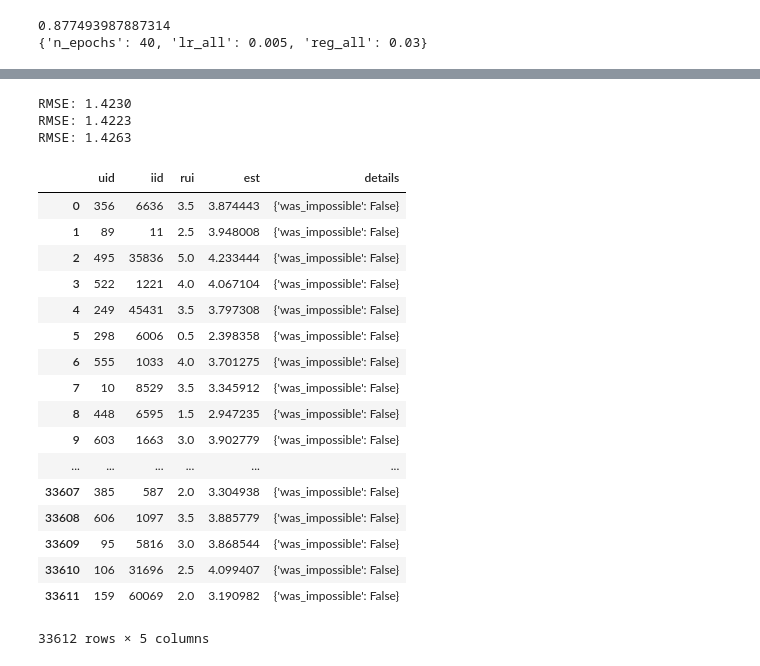
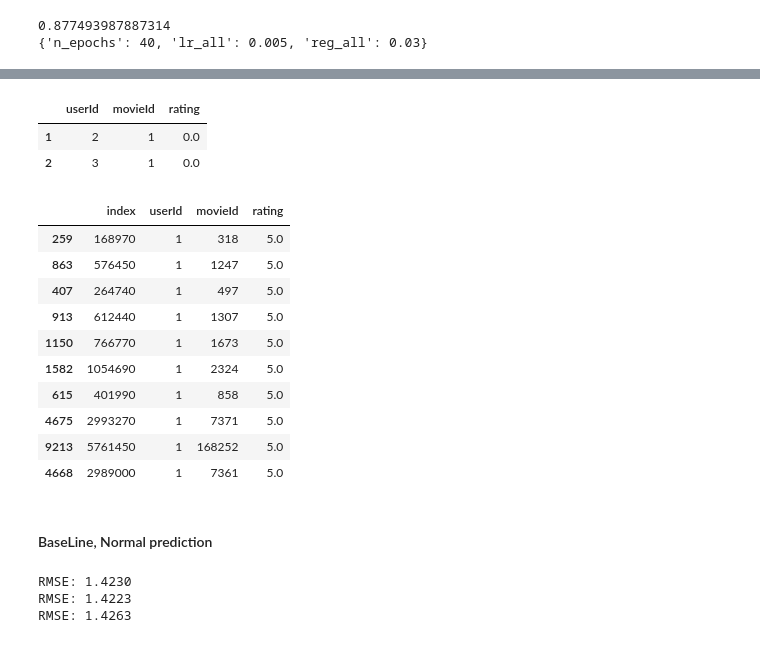
Before and after one commit to JuliaPetropavlovskaya/recommendation_system, a Jupyter notebook: MovieLens.ipynb, the cells around one changed output, grey strips where cells are left out. Cells and saved outputs as stored; diff of their text form; code cells hidden in the pictures.

```diff
--- a/MovieLens.ipynb
+++ b/MovieLens.ipynb
@@ -170,3 +299,45 @@ RMSE: 0.8765
+# %%
+# We need to get long data frame to predict ratings using trained model for the films users have never seen before
+pd.DataFrame(movie_user)['userId'] = list(movie_user.index)
+movie_user_long = pd.melt(movie_user,id_vars=['userId'],var_name='movieId', value_name='rating')
+# %%
+data_for_predictions = movie_user_long[movie_user_long.rating == 0.0]
+# %%
+data_for_predictions.head(2)
+# %% [output]
+|  | userId | movieId | rating |
+| 1 | 2 | 1 | 0.0 |
+| 2 | 3 | 1 | 0.0 |
+# %%
+# This function takes user id,df and return predictions for user
+def predict_film(userid, df, n = 10):
+    predicted_data = df[df.userId == userid].copy().reset_index()
+    for i in range(predicted_data.shape[0]):
+        user = predicted_data.iloc[i,:]['userId']
+        item = predicted_data.iloc[i,:]['movieId']
+        predicted_data.at[i, 'rating'] = algo.predict(user, item).est
+
+        # return top-n films
+        top = predicted_data.sort_values(by = ['rating'], ascending=False).head(n)
+    return top
+# %%
+p = predict_film(1,data_for_predictions)
+# %%
+p.sort_values(by = ['rating'], ascending=False).head(10)
+# %% [output]
+|  | index | userId | movieId | rating |
+| 259 | 168970 | 1 | 318 | 5.0 |
+| 863 | 576450 | 1 | 1247 | 5.0 |
+| 407 | 264740 | 1 | 497 | 5.0 |
+| 913 | 612440 | 1 | 1307 | 5.0 |
+| 1150 | 766770 | 1 | 1673 | 5.0 |
+| 1582 | 1054690 | 1 | 2324 | 5.0 |
+| 615 | 401990 | 1 | 858 | 5.0 |
+| 4675 | 2993270 | 1 | 7371 | 5.0 |
+| 9213 | 5761450 | 1 | 168252 | 5.0 |
+| 4668 | 2989000 | 1 | 7361 | 5.0 |
+# %% [markdown]
+#### BaseLine, Normal prediction
 # %%
 #BaseLine
 algo = NormalPredictor()
@@ -187,21 +355,0 @@ df_predictions = pd.DataFrame(predictions, columns=['uid', 'iid', 'rui', 'est',
-# %%
-df_predictions
-# %% [output]
-|  | uid | iid | rui | est | details |
-| 0 | 356 | 6636 | 3.5 | 3.874443 | {'was_impossible': False} |
-| 1 | 89 | 11 | 2.5 | 3.948008 | {'was_impossible': False} |
-| 2 | 495 | 35836 | 5.0 | 4.233444 | {'was_impossible': False} |
-| 3 | 522 | 1221 | 4.0 | 4.067104 | {'was_impossible': False} |
-| 4 | 249 | 45431 | 3.5 | 3.797308 | {'was_impossible': False} |
-| 5 | 298 | 6006 | 0.5 | 2.398358 | {'was_impossible': False} |
-| 6 | 555 | 1033 | 4.0 | 3.701275 | {'was_impossible': False} |
-| 7 | 10 | 8529 | 3.5 | 3.345912 | {'was_impossible': False} |
-| 8 | 448 | 6595 | 1.5 | 2.947235 | {'was_impossible': False} |
-| 9 | 603 | 1663 | 3.0 | 3.902779 | {'was_impossible': False} |
-| ... | ... | ... | ... | ... | ... |
-| 33607 | 385 | 587 | 2.0 | 3.304938 | {'was_impossible': False} |
-| 33608 | 606 | 1097 | 3.5 | 3.885779 | {'was_impossible': False} |
-| 33609 | 95 | 5816 | 3.0 | 3.868544 | {'was_impossible': False} |
-| 33610 | 106 | 31696 | 2.5 | 4.099407 | {'was_impossible': False} |
-| 33611 | 159 | 60069 | 2.0 | 3.190982 | {'was_impossible': False} |
-33612 rows × 5 columns
```
Also changed, not shown: parts of 21 cells of this notebook.
